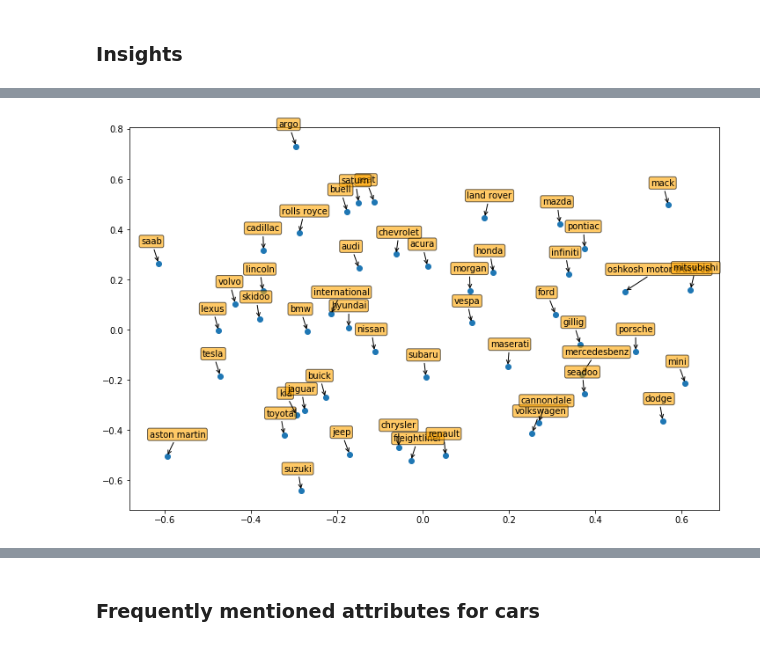
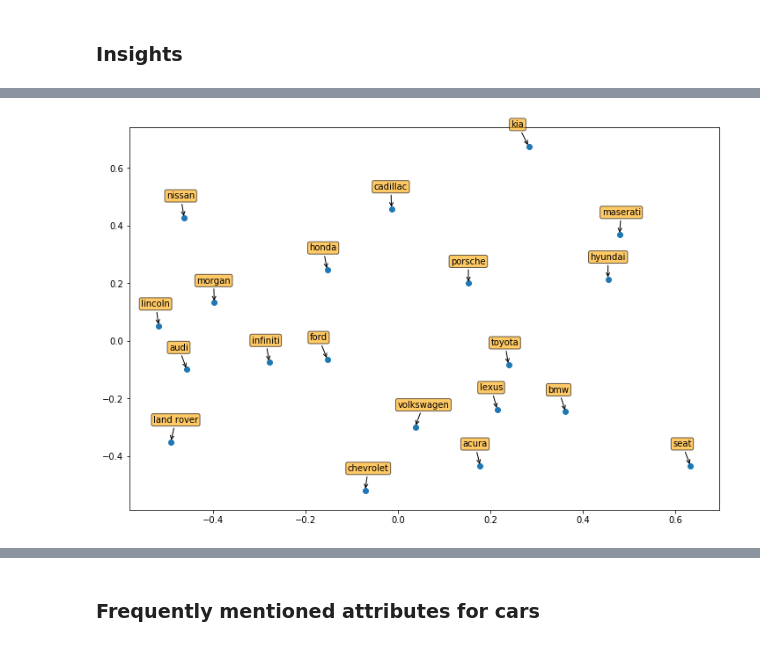
Before and after one commit to abhinaya08/text_analytics, a Jupyter notebook: assignment2/Assignment 2.ipynb, the cells around one changed output, grey strips where cells are left out. Saved outputs shown, nothing was run; the diff lists cells and outputs as text; code cells hidden in the pictures.

```diff
--- a/assignment2/Assignment 2.ipynb
+++ b/assignment2/Assignment 2.ipynb
@@ -35,13 +38,16 @@ dtype: object
 | 4 | b'September 9' | b'roadburner' | b"'17 F150 Crew 2.7; '67 Coronet ... | b'Thanks, but I am more than awar... |
 # %%
 #clean punctuation and white spaces
-df["post_clean"] = df.post.apply(lambda x:re.sub(r"[^a-zA-Z0-9\s]", " ", x.lower()))
-df["post_clean"] = df.post_clean.apply(lambda x:re.sub(r"\n", " ", x.lower()))
+df["post_clean"] = df.post.apply(lambda x:re.sub(r'[^\w\s]', ' ', x.lower()))
+df["post_clean"] = df.post_clean.apply(lambda x:re.sub(r'(\\n+)', ' ', x))
+df["post_clean"] = df.post_clean.apply(lambda x:re.sub(r'^b[\'\"\'"\"''\s]', '', x.lower()))
 df["post_clean"] = df.post_clean.apply(lambda x:re.sub(r'\s+', ' ', x))
 # %%
-#removing stop words
+#tokenizing and removing stop words
 stop = set(stopwords.words('english'))
-df['post_clean'] = df.post_clean.apply(lambda x: [word for word in x.split() if word not in stop])
+punc = string.punctuation
+df['post_clean'] = df.post_clean.apply(lambda x: [word for word in word_tokenize(x) if word not in stop])
+df['post_clean'] = df['post_clean'].apply(lambda x: [word for word in x if word not in punc])
 # %%
 df.head()
 # %% [output]
@@ -115,7 +121,7 @@ rslt_all[rslt_all['word'].isin(car_models["make"])].nlargest(10,'frequency')
 # %%
 df["post_cunique"] = df.post_c2.map(lambda x: sorted(set(x)))
 # %%
-cars_unique = df.post_cunique.map(lambda x:[ "".join(word) for word in x]).sum()
+cars_unique = df.post_cunique.sum()
 # %%
 unique_words = nltk.FreqDist(cars_unique)
 rslt_unique = pd.DataFrame.from_dict(unique_words,orient='index').reset_index()
@@ -143,13 +151,20 @@ Identify top 10 brands by frequency. From the posts, calculate lift ratios for a
 # %%
+def ratio(x,y):
+    if x==0:
+        return float(y)
+    if y==0:
+        return float(x)
+    return(float(x)*float(y))
+
 def get_lift(a,b,tokenized_data):
     '''Function to calculate lift scores given any two words from a list of tokenized words'''
     if (a==b):
         return 1
-    p_a = len([x for i in tokenized_data for x in i if (x == a)])
-    p_b = len([x for i in tokenized_data for x in i if (x == b)])
-    p_a_b = len([x for i in tokenized_data for x in i if (x in [a,b])])
+    p_a = len([i for i in tokenized_data if a in i])
+    p_b = len([i for i in tokenized_data if (b in i)])
+    p_a_b = len([i for i in tokenized_data if a in i if b in i])
     n = len(tokenized_data)
-    return "%s" % float((n * p_a_b) /(p_a * p_b))
+    return float(float(n)*float(p_a_b)/ratio(p_a,p_b))
 # %%
 def plot_mds(lift_score,labels, euclidean = 0):
     dissimilarity = 1/lift_score.astype(np.float64)
@@ -191,12 +206,12 @@ plot_mds(xdf,top_brands.word,1)
 # %%
-# plot MDS top 50
-num_brands = 50
+# plot MDS top 20
+num_brands = 20
 top_brands = rslt_unique[rslt_unique['word'].isin(car_models["make"])].nlargest(num_brands,'frequency')
 lift_score = [get_lift(x,y,df.post_cunique) for x in top_brands.word for y in top_brands.word] #if x!=y]
 xdf = reshape(lift_score,(num_brands,num_brands))
 plot_mds(xdf,top_brands.word)
 # %% [output]
-[figure, old version]
+[figure, new version]
 # %%
 plot_mds(xdf,top_brands.word,1)
 # %% [output]
```
Also changed, not shown: parts of 29 cells of this notebook, 1 other file.
